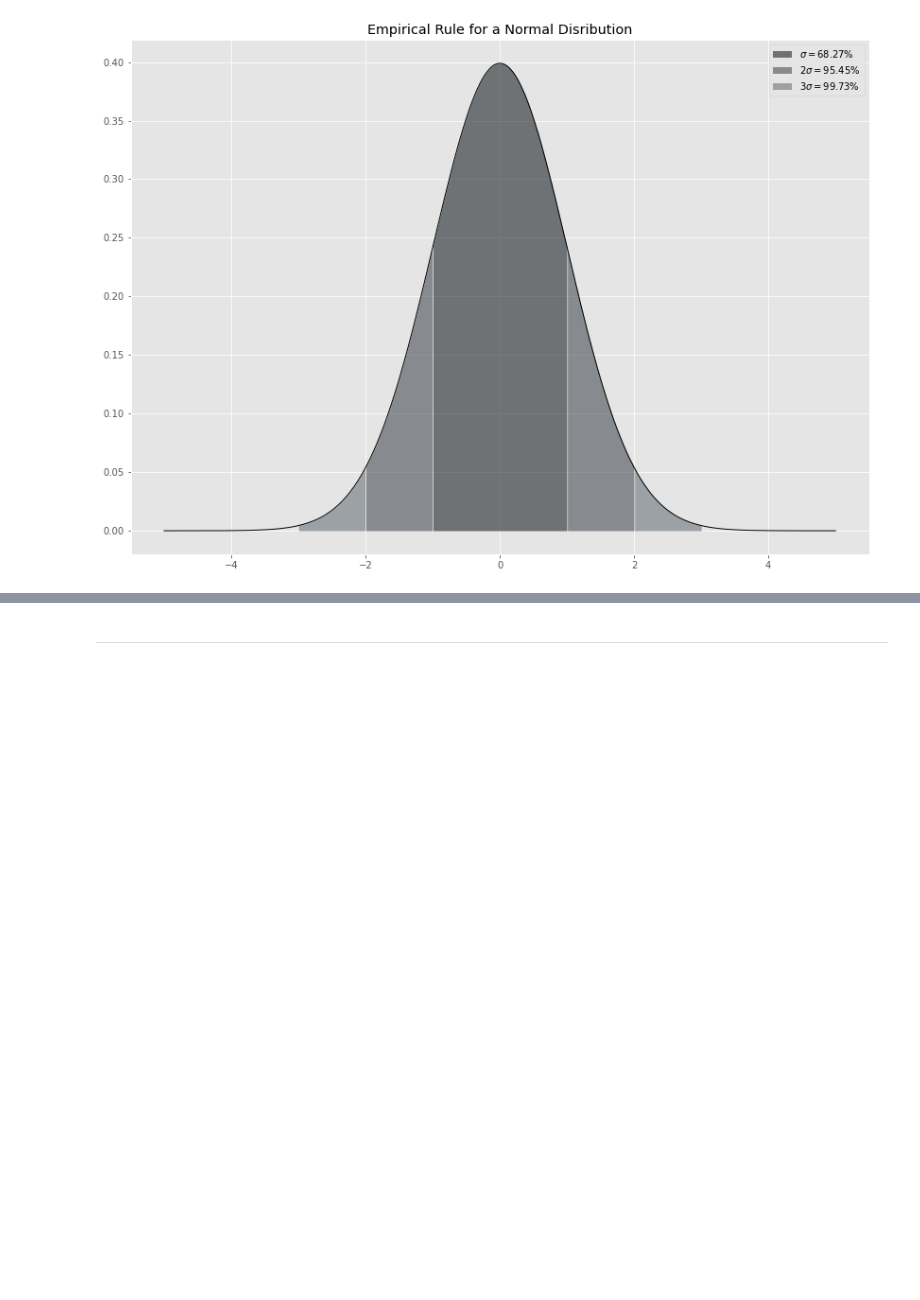
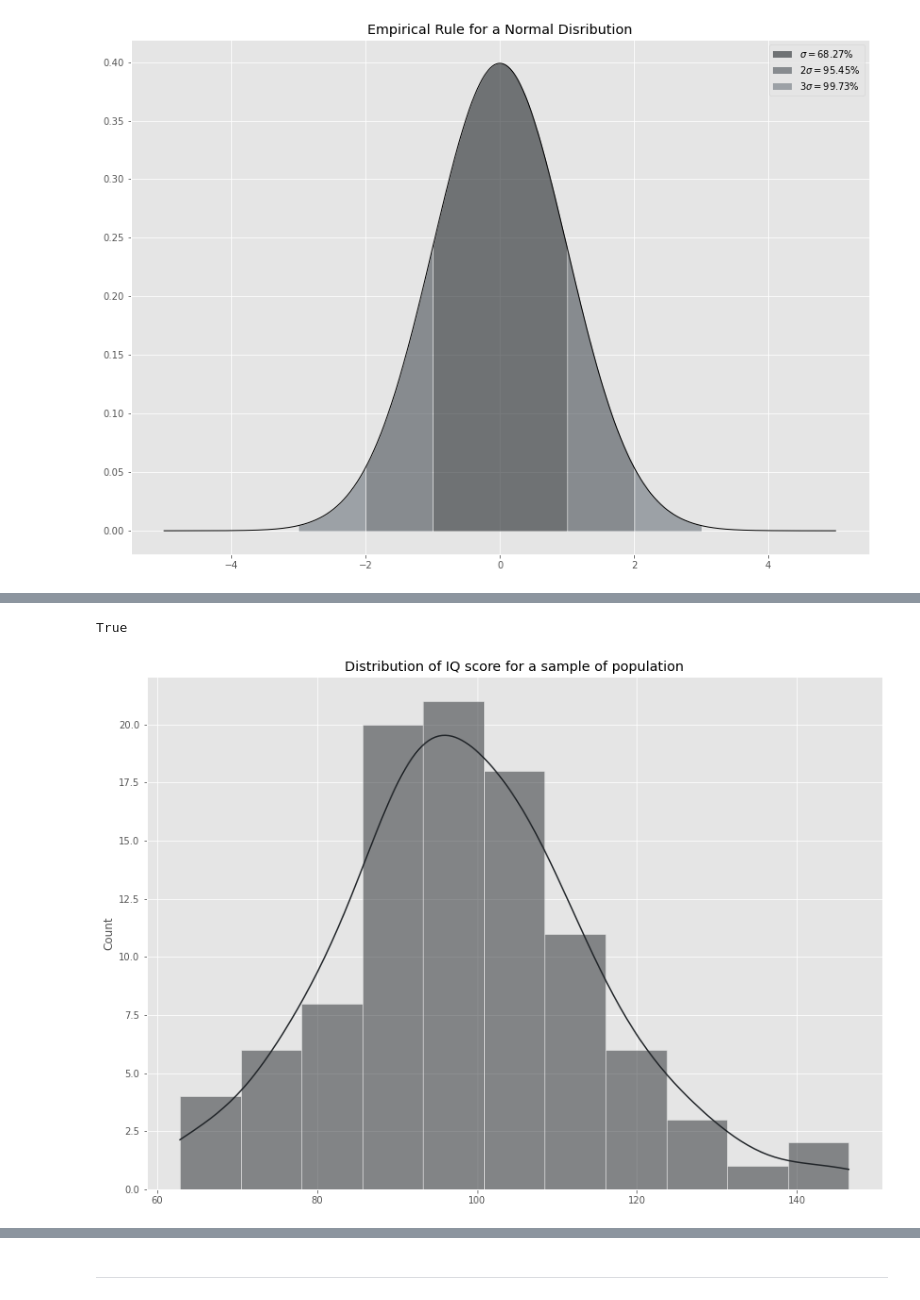
Before and after one commit to mizydorek/Machine-Learning-Tasks-2020, a Jupyter notebook: tasks.ipynb, the cells around one changed output, grey strips where cells are left out. Saved outputs shown, nothing was run; the diff lists cells and outputs as text; code cells hidden in the pictures; blank space fills up the shorter version.

```diff
--- a/tasks.ipynb
+++ b/tasks.ipynb
@@ -329,0 +354,25 @@ $$ \sigma = \sqrt \frac {\sum_{i=1}^n(x_i - \overline x)^2} {n-1} \quad\quad \si
+# %%
+# Let's counts std for whole population and compare with numpy built-in function for a correctness
+# Finding on how to calculate mean and Standard deviation.
+# https://www.khanacademy.org/math/ap-statistics/summarizing-quantitative-data-ap/measuring-spread-quantitative/v/sample-standard-deviation-and-bias
+# https://www.bmj.com/about-bmj/resources-readers/publications/statistics-square-one/2-mean-and-standard-deviation
+mean = p.sum() / size
+
+stdev_p = np.sqrt(np.sum(np.square(p - mean))/size)
+# compare with built-in function
+np.std(p) == stdev_p
+# %% [output]
+True
+# %%
+# Take a sample of 1% out of the population
+# count stdev_s & stdev_p for sample of the population
+sample = int(size * 0.01)
+
+# Numpy choice function used to sample out of the population
+s = rng.choice(p, size=sample, replace=False)
+mean = s.sum() / sample
+
+sns.histplot(s, kde=True, color='#212529');
+plt.title("Distribution of IQ score for a sample of population");
+# %% [output]
+[figure, added]
```
Also changed, not shown: parts of 10 cells of this notebook.
